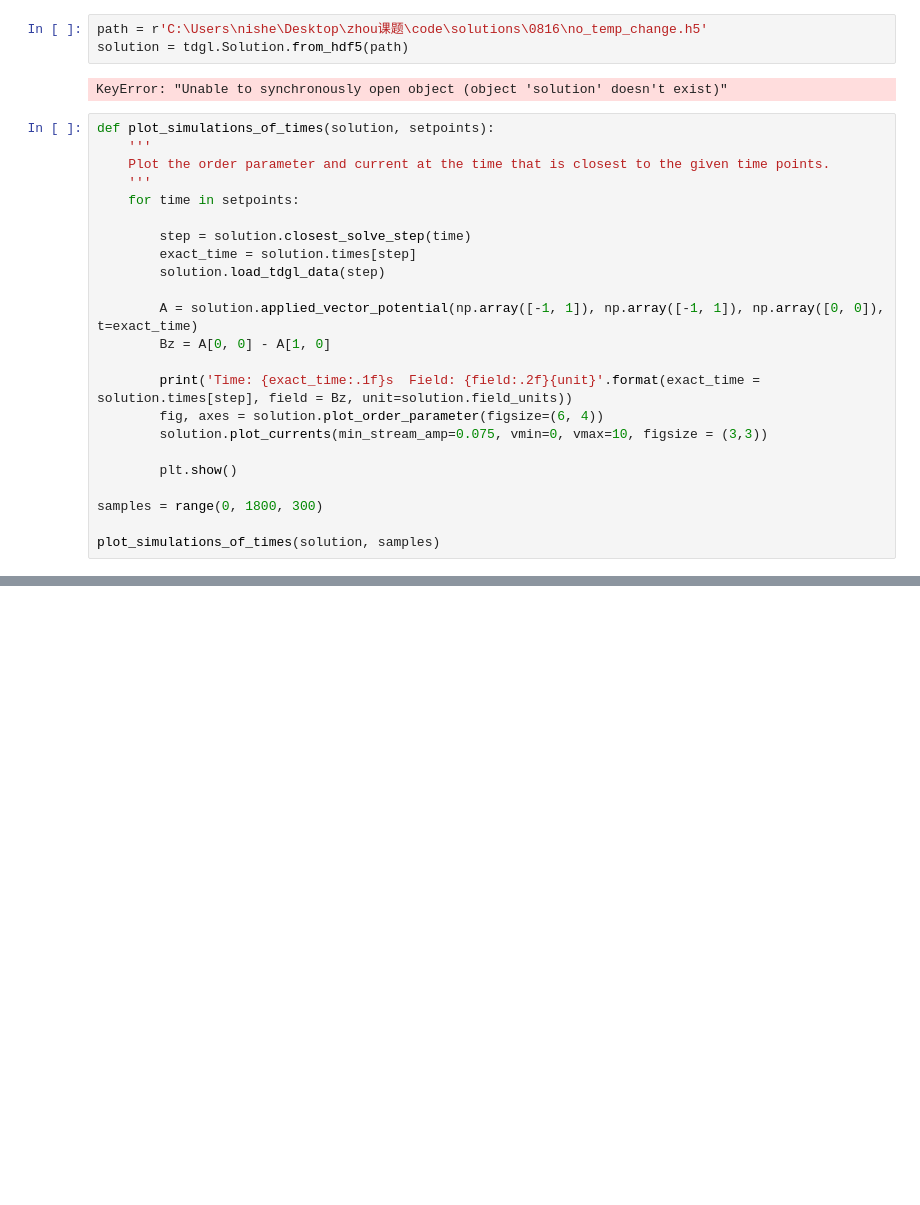
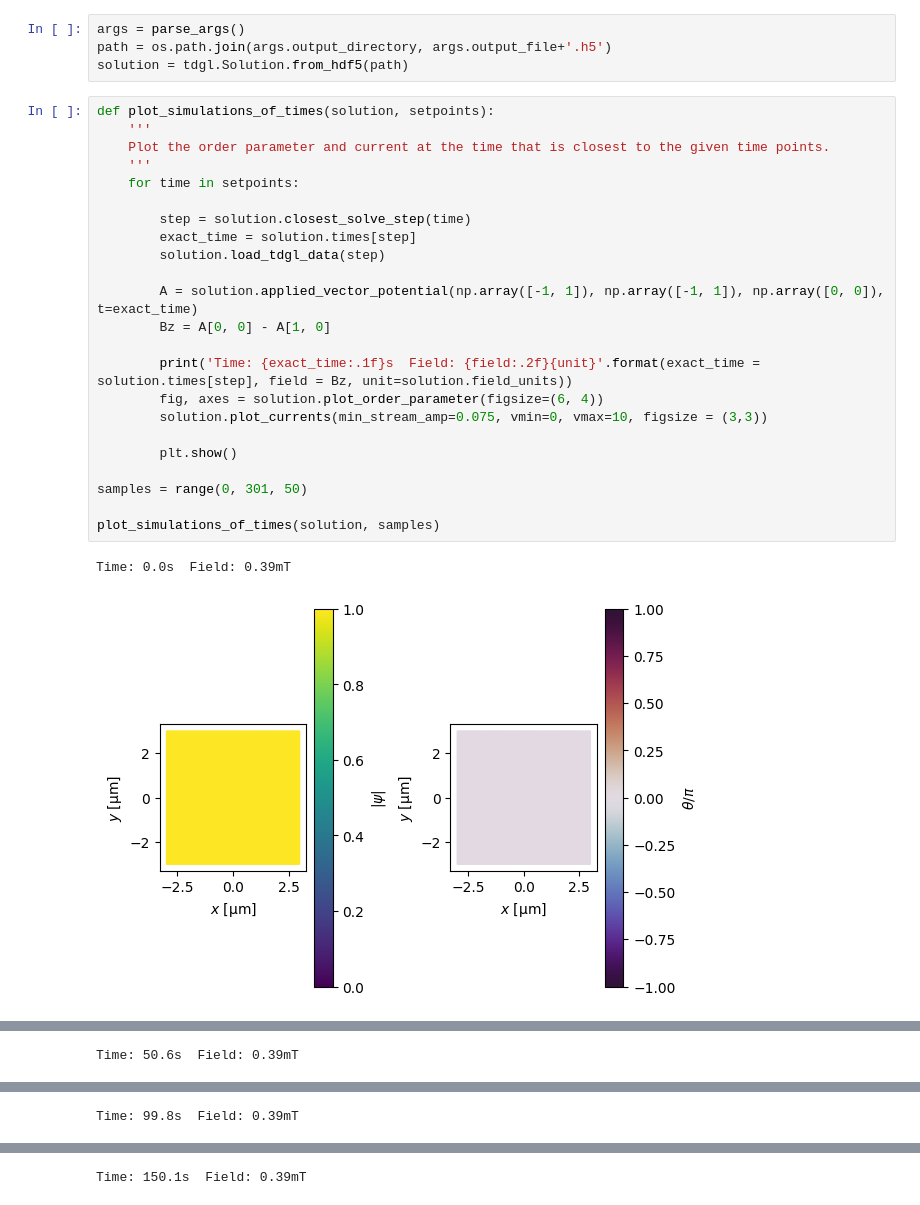
Before and after one commit to SyrusNi/py-tdgl, a Jupyter notebook: post-processing.ipynb, the cells around one changed output, grey strips where cells are left out. Drawn from its saved outputs; the diff is of its cells as text; blank space fills up the shorter version.

```diff
--- a/post-processing.ipynb
+++ b/post-processing.ipynb
@@ -10,28 +17,30 @@ from IPython.display import HTML, display
-# %%
-path = r'C:\Users\nishe\Desktop\zhou课题\code\solutions\0816\no_temp_change.h5'
-solution = tdgl.Solution.from_hdf5(path)
-# %% [output]
-KeyError: "Unable to synchronously open object (object 'solution' doesn't exist)"
+# %%
+args = parse_args()
+path = os.path.join(args.output_directory, args.output_file+'.h5')
+solution = tdgl.Solution.from_hdf5(path)
 # %%
 def plot_simulations_of_times(solution, setpoints):
     '''
     Plot the order parameter and current at the time that is closest to the given time points.
     '''
     for time in setpoints:
 
         step = solution.closest_solve_step(time)
         exact_time = solution.times[step]
         solution.load_tdgl_data(step)
 
         A = solution.applied_vector_potential(np.array([-1, 1]), np.array([-1, 1]), np.array([0, 0]), t=exact_time)
         Bz = A[0, 0] - A[1, 0]
 
         print('Time: {exact_time:.1f}s  Field: {field:.2f}{unit}'.format(exact_time = solution.times[step], field = Bz, unit=solution.field_units))
         fig, axes = solution.plot_order_parameter(figsize=(6, 4))
         solution.plot_currents(min_stream_amp=0.075, vmin=0, vmax=10, figsize = (3,3))
 
         plt.show()
 
-samples = range(0, 1800, 300)
+samples = range(0, 301, 50)
 
 plot_simulations_of_times(solution, samples)
+# %% [output]
+Time: 0.0s  Field: 0.39mT
+[figure, added]
@@ -37,0 +48 @@ plot_simulations_of_times(solution, samples)
+Time: 50.6s  Field: 0.39mT
@@ -37,0 +51 @@ plot_simulations_of_times(solution, samples)
+Time: 99.8s  Field: 0.39mT
@@ -37,0 +54 @@ plot_simulations_of_times(solution, samples)
+Time: 150.1s  Field: 0.39mT
```
Also changed, not shown: parts of 3 cells of this notebook, 1 other file.
